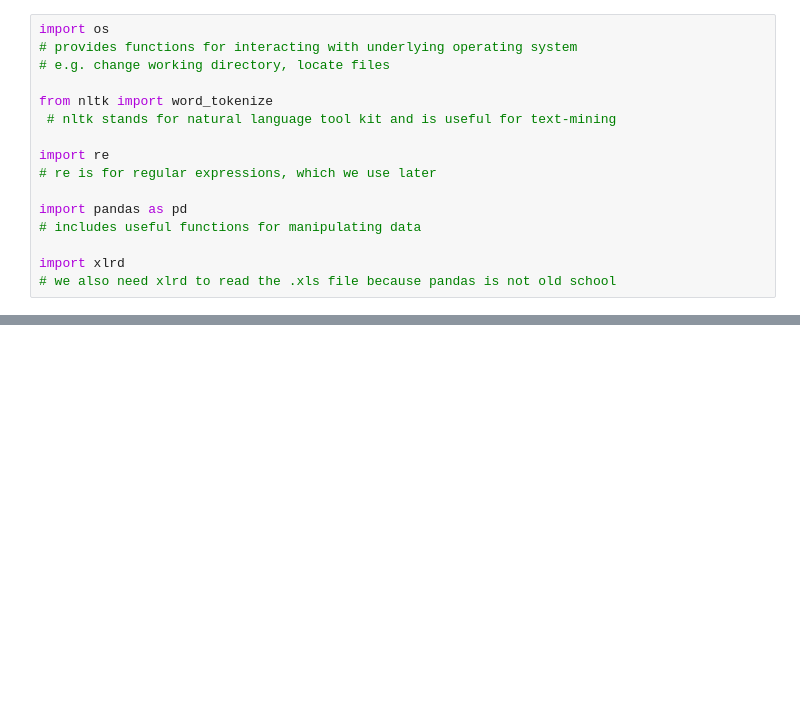
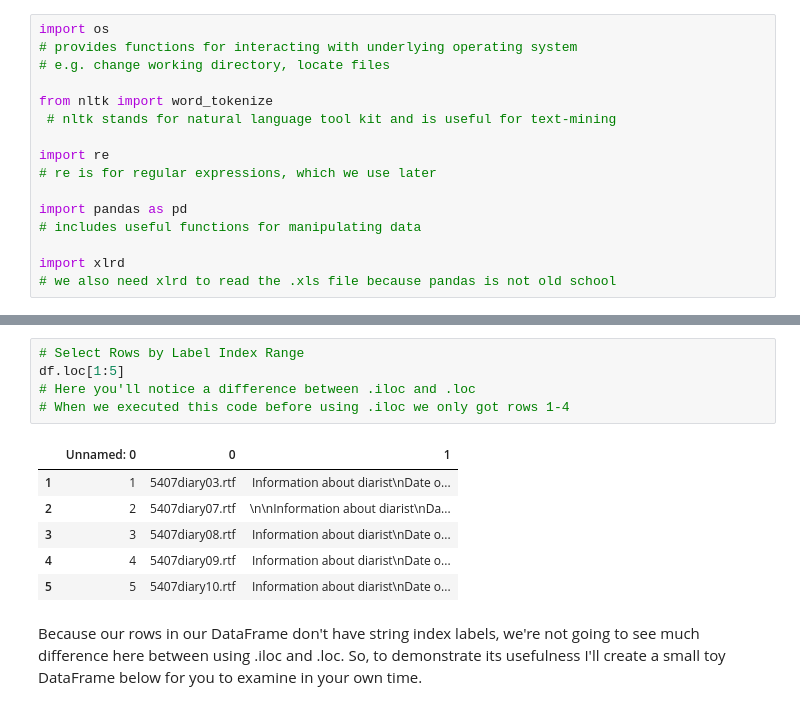
Before and after one commit to UKDataServiceOpen/Text-Mining-Health, a Jupyter notebook: Code/Processing.ipynb, the cells around one changed output, grey strips where cells are left out. Saved outputs shown, nothing was run; the diff lists cells and outputs as text; blank space fills up the shorter version.

```diff
--- a/Code/Processing.ipynb
+++ b/Code/Processing.ipynb
@@ -50,0 +211,14 @@ Hence, certain steps are followed and executed in order to convert the data into
+# %%
+# Select Rows by Label Index Range
+df.loc[1:5]
+# Here you'll notice a difference between .iloc and .loc
+# When we executed this code before using .iloc we only got rows 1-4
+# %% [output]
+|  | Unnamed: 0 | 0 | 1 |
+| 1 | 1 | 5407diary03.rtf | Information about diarist\nDate o... |
+| 2 | 2 | 5407diary07.rtf | \n\nInformation about diarist\nDa... |
+| 3 | 3 | 5407diary08.rtf | Information about diarist\nDate o... |
+| 4 | 4 | 5407diary09.rtf | Information about diarist\nDate o... |
+| 5 | 5 | 5407diary10.rtf | Information about diarist\nDate o... |
+# %% [markdown]
+Because our rows in our DataFrame don't have string index labels, we're not going to see much difference here between using .iloc and .loc. So, to demonstrate its usefulness I'll create a small toy DataFrame below for you to examine in your own time.
```
Also changed, not shown: parts of 36 cells of this notebook, 6 other files.
